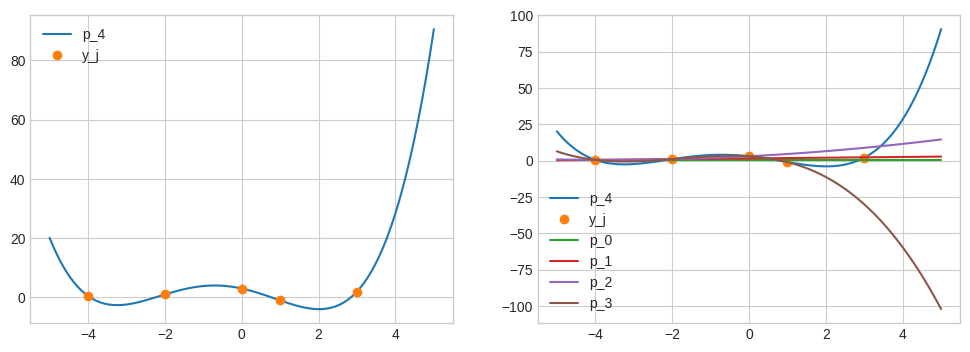
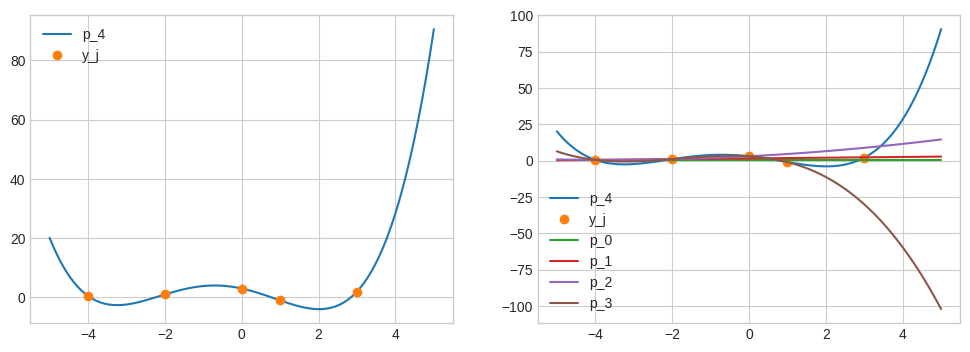
Code edit (unified diff) that turned the first committed figure into the second:
--- before
+++ after
@@ -11,7 +11,7 @@
 
 ax[0].plot(x_eval, pn,label='p_4')
-ax[0].plot(x, y, 'o', label='y_j')
+ax[0].plot(x_points, y_points, 'o', label='y_j')
 ax[1].plot(x_eval, p4,label='p_4')
-ax[1].plot(x, y, 'o', label='y_j')
+ax[1].plot(x_points, y_points, 'o', label='y_j')
 ax[1].plot(x_eval, p0,label='p_0')
 ax[1].plot(x_eval, p1,label='p_1')

Commit: Update Lab07